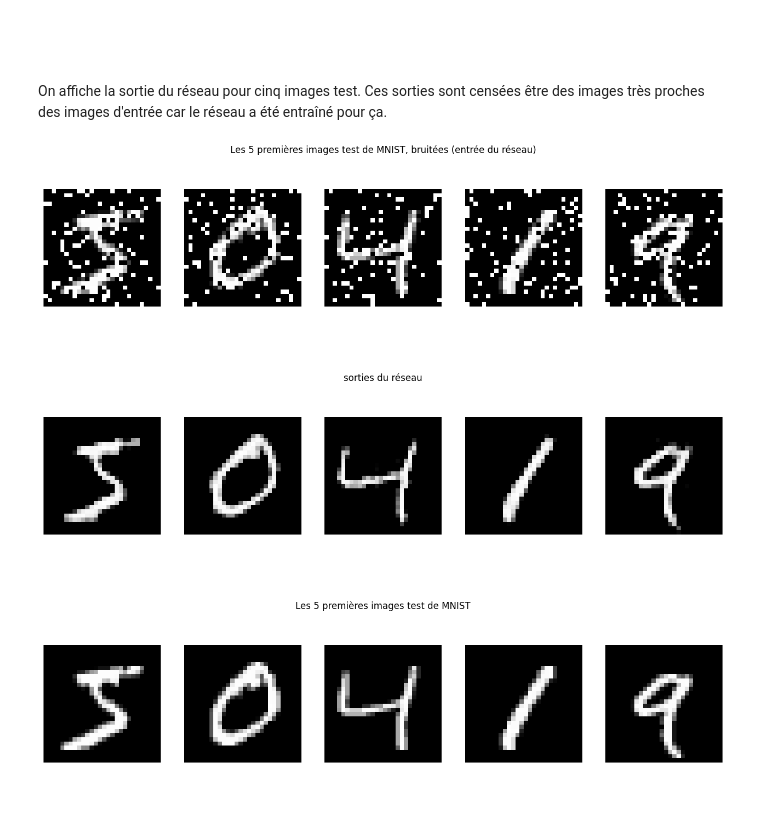
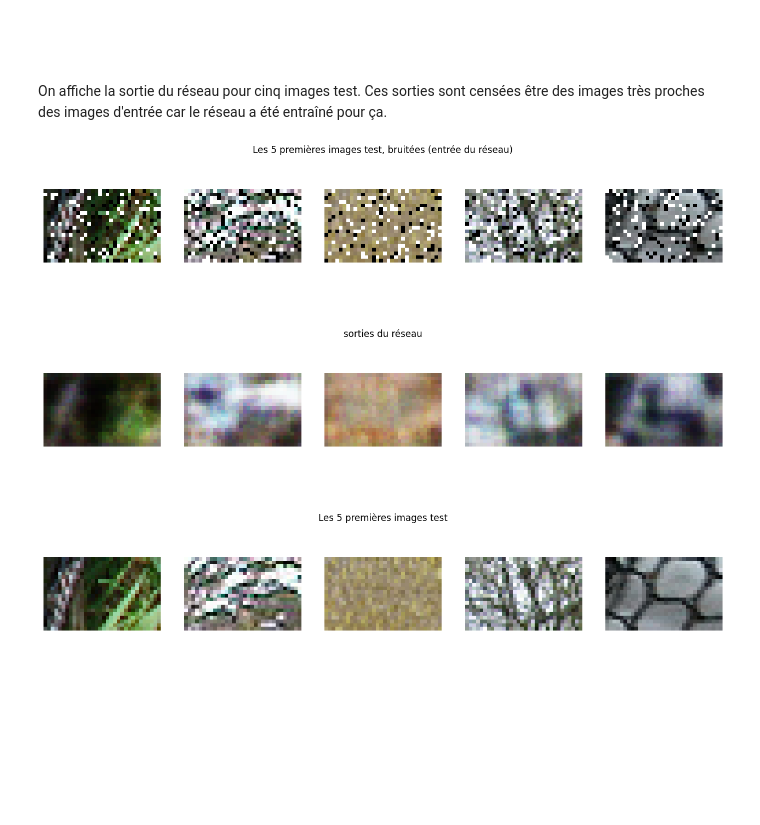
Before and after one commit to joanglaunes/deep_learning_image, a Jupyter notebook: Mnist-denoising.ipynb, the cells around one changed output. Saved outputs shown, nothing was run; the diff lists cells and outputs as text; code cells hidden in the pictures; blank space fills up the shorter version.

```diff
--- a/Mnist-denoising.ipynb
+++ b/Mnist-denoising.ipynb
@@ -89,0 +95,11 @@ show_images(train_images_sample_noisy, title="Les 5 premières images de MNIST,
+# %%
+# une fonction pour ajouter du bruit
+def salt_and_pepper(images,prob=.1):
+    images_noisy = images.clone().permute((0,2,3,1))
+    rnd = torch.rand(images_noisy.shape[:-1])
+    images_noisy[rnd<prob,:] = 0
+    images_noisy[rnd>1-prob,:] = 1
+    return images_noisy.permute((0,3,1,2))
+
+train_images_sample_noisy = salt_and_pepper(train_images_sample)
+show_images(train_images_sample_noisy, title="Les 5 premières images de train, bruitées")
@@ -93,13 +113,12 @@ show_images(train_images_sample_noisy, title="Les 5 premières images de MNIST,
 <br>
 Définition du réseau.
 # %%
-
-# Convolutional neural network
+# Réseau CNN
 class ConvNet(nn.Module):
-    def __init__(self):
+    def __init__(self, n_channels):
         super(ConvNet, self).__init__()
         self.op = nn.Sequential(
-            nn.Conv2d(1, 16, kernel_size=5, stride=1, padding=2),
+            nn.Conv2d(n_channels, 16, kernel_size=5, stride=1, padding=2),
             nn.BatchNorm2d(16),
             nn.ReLU(),
             #nn.MaxPool2d(kernel_size=2, stride=2),
@@ -112,9 +131,9 @@ class ConvNet(nn.Module):
             nn.BatchNorm2d(16),
             nn.ReLU(),
 
-            nn.Conv2d(16, 1, kernel_size=5, stride=1, padding=2),
-            nn.BatchNorm2d(1),
-            nn.ReLU(),
+            nn.Conv2d(16, n_channels, kernel_size=5, stride=1, padding=2),
+            #nn.BatchNorm2d(n_channels),
+            #nn.ReLU(),
 
             nn.Sigmoid()
         )
@@ -124,7 +143,7 @@ class ConvNet(nn.Module):
         out = self.op(x)
         return out
 
-model = ConvNet().to(device)
+model = ConvNet(n_channels).to(device)
 
 # optimizer
 optimizer = torch.optim.Adam(model.parameters(), lr=learning_rate)
@@ -182,21 +201,21 @@ training done
 <br>
 On affiche la sortie du réseau pour cinq images test. Ces sorties sont censées être des images très proches des images d'entrée car le réseau a été entraîné pour ça.
 # %%
-test_images_sample = train_dataset.data[:5,:,:].float()/255
+test_images_sample = load_batch(test_dataset, 5)
 test_images_sample_noisy = salt_and_pepper(test_images_sample)
 
-outputs = model(test_images_sample_noisy[:,None,...].to(device))[:,0,:,:].detach().cpu()
+outputs = model(test_images_sample_noisy.to(device)).detach().cpu()
 
-show_images(test_images_sample_noisy, title="Les 5 premières images test de MNIST, bruitées (entrée du réseau)")
+show_images(test_images_sample_noisy, title="Les 5 premières images test, bruitées (entrée du réseau)")
 show_images(outputs, title="sorties du réseau")
-show_images(test_images_sample, title="Les 5 premières images test de MNIST")
+show_images(test_images_sample, title="Les 5 premières images test")
 # %% [output]
-[figure, old version]
+[figure, new version]
-[figure, old version]
+[figure, new version]
 [figure]
 [figure]
-[figure, old version]
+[figure, new version]
 [figure]
-[figure, old version]
+[figure, new version]
-[figure, old version]
+[figure, new version]
 [figure]
```
Also changed, not shown: parts of 7 cells of this notebook.
